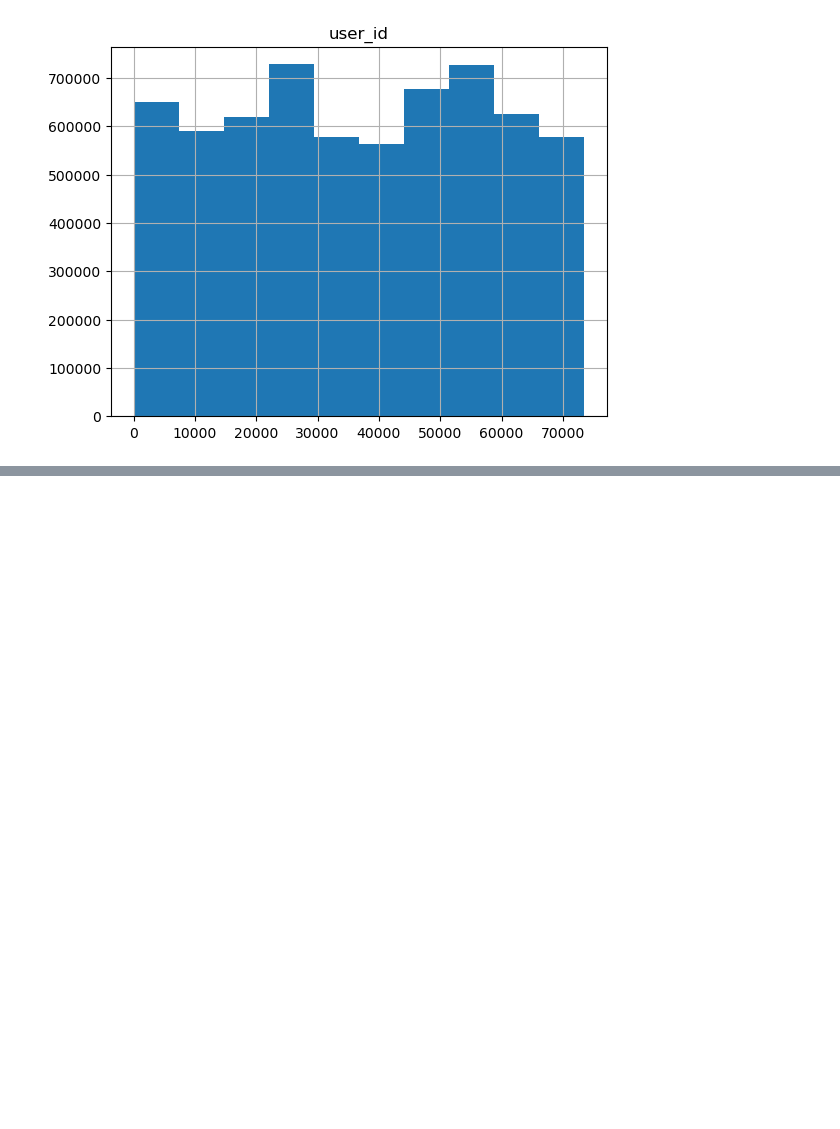
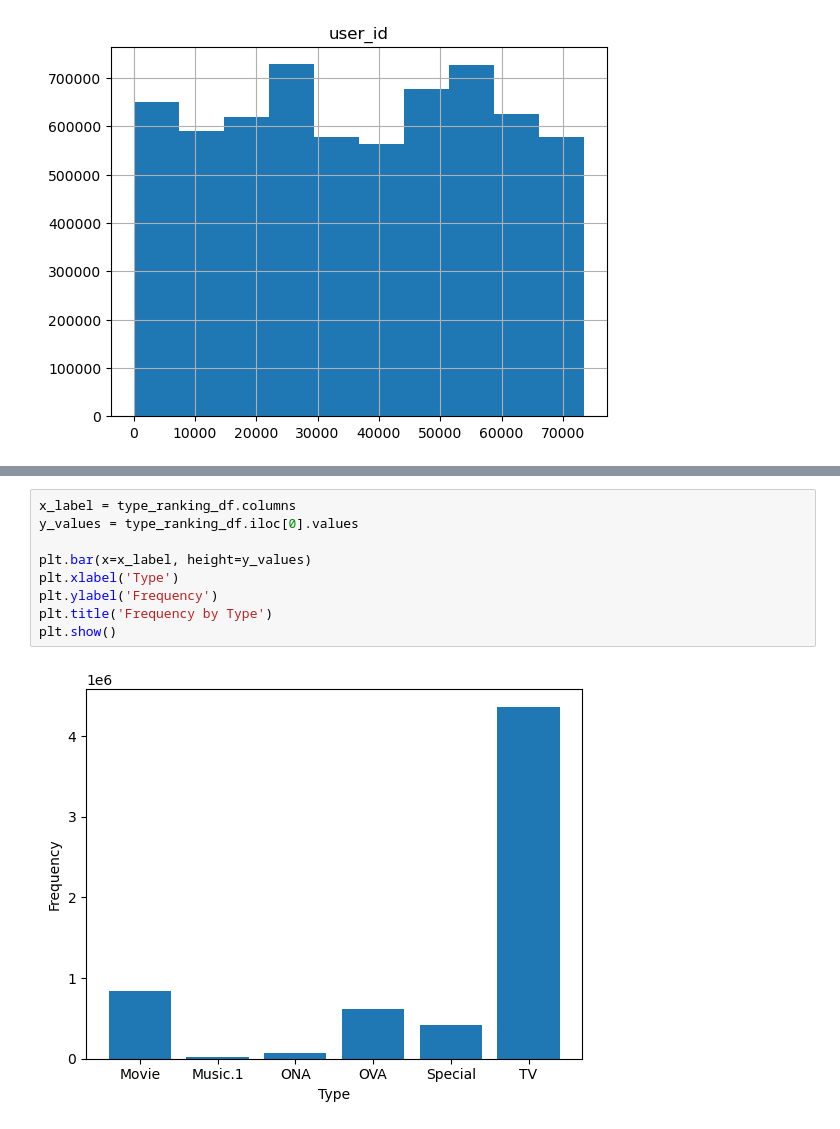
Before and after one commit to giacometti-r/Project2DA2023, a Jupyter notebook: data_exploration.ipynb, the cells around one changed output, grey strips where cells are left out. Drawn from its saved outputs; the diff is of its cells as text; blank space fills up the shorter version.

```diff
--- a/data_exploration.ipynb
+++ b/data_exploration.ipynb
@@ -34,0 +107,11 @@ genre =
+# %%
+x_label = type_ranking_df.columns
+y_values = type_ranking_df.iloc[0].values
+
+plt.bar(x=x_label, height=y_values)
+plt.xlabel('Type')
+plt.ylabel('Frequency')
+plt.title('Frequency by Type')
+plt.show()
+# %% [output]
+[figure, added]
```
Also changed, not shown: parts of 11 cells of this notebook, 2 other files.
